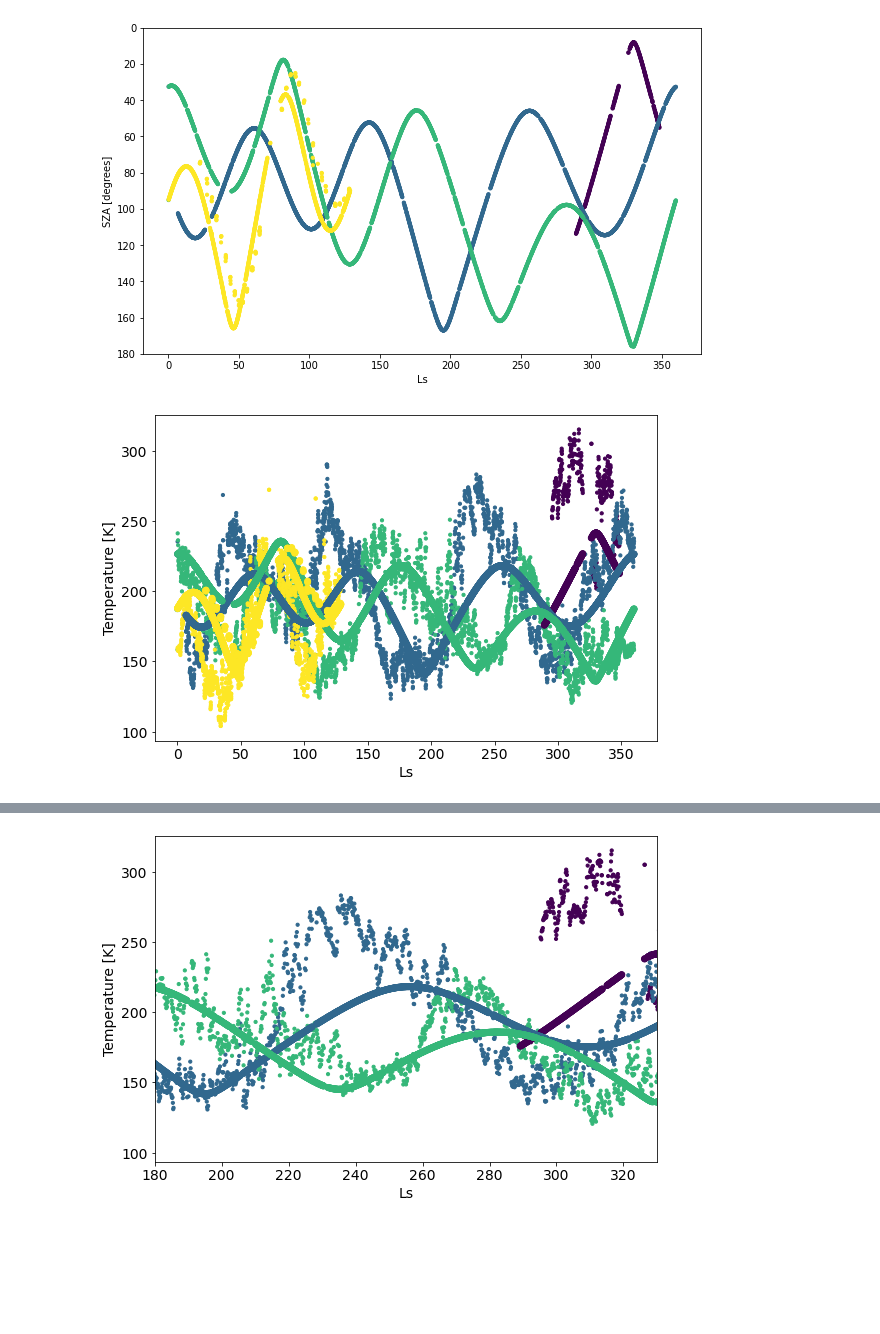
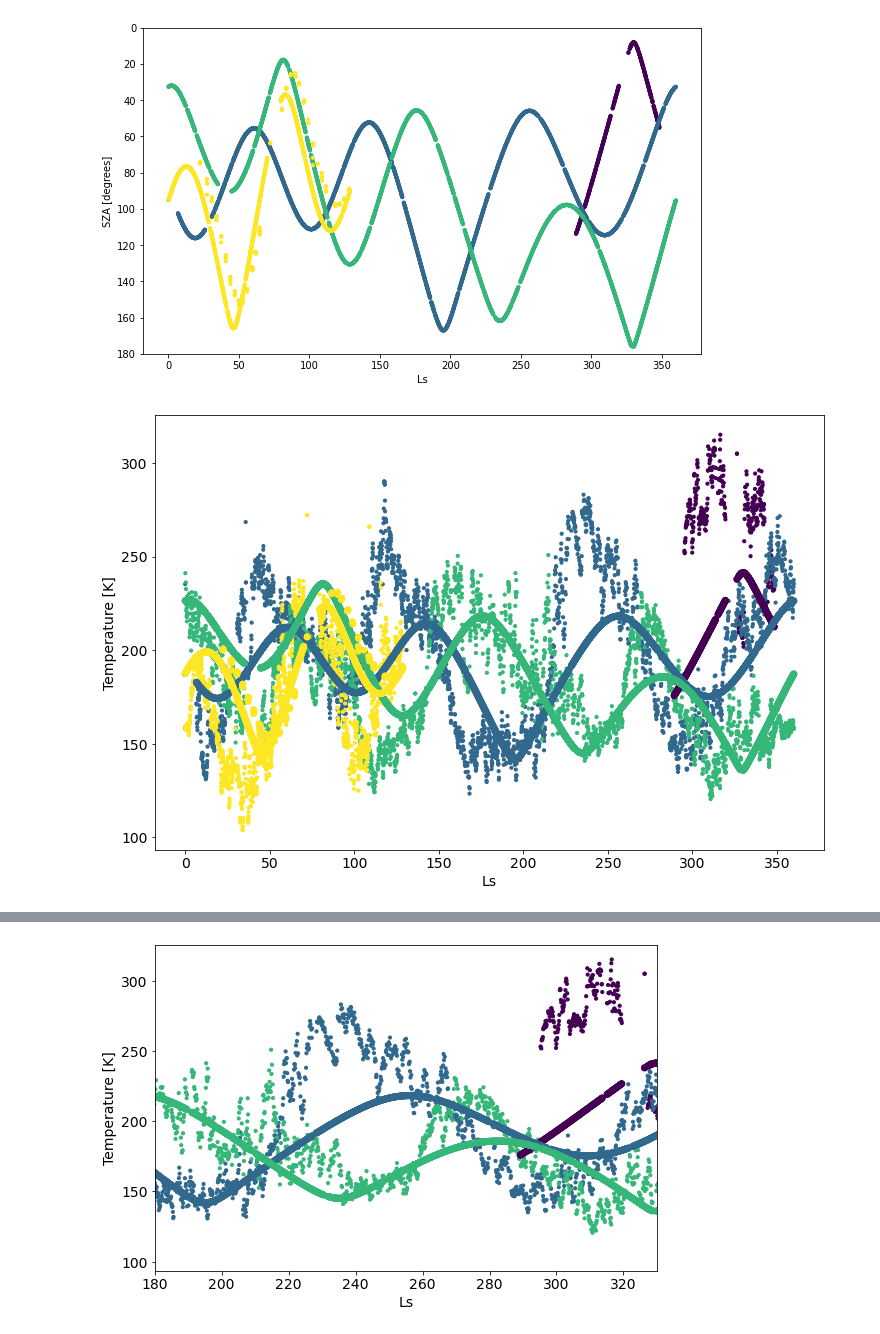
Before and after one commit to marek-slipski/NGIMS-hp, a Jupyter notebook: notebooks/Exobase_temp.ipynb, the cells around one changed output, grey strips where cells are left out. Saved outputs shown, nothing was run; the diff lists cells and outputs as text; code cells hidden in the pictures; blank space fills up the shorter version.

```diff
--- a/notebooks/Exobase_temp.ipynb
+++ b/notebooks/Exobase_temp.ipynb
@@ -395,14 +385,14 @@ plt.show()
 # %% [output]
 [figure]
 # %%
-plt.figure(figsize=(9, 6))
+plt.figure(figsize=(12, 8))
 plt.scatter(data["Ls"], data["T"], c=data["MY"], s=10)
 plt.scatter(data["Ls"], data["trend_p"], c=data["MY"])
 plt.xlabel("Ls")
 plt.ylabel("Temperature [K]")
 plt.show()
 # %% [output]
-[figure, old version]
+[figure, new version]
 # %%
 plt.figure(figsize=(10, 6))
 plt.scatter(data["Ls"], data["sza"], c=data["MY"], s=10)
```
Also changed, not shown: parts of 6 cells of this notebook.
